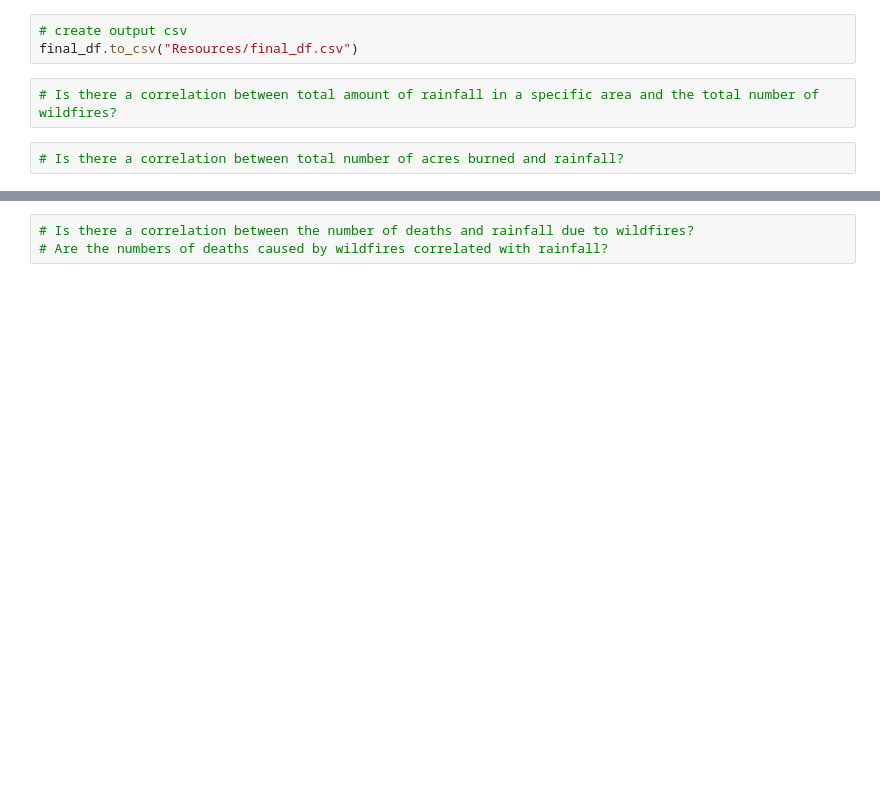
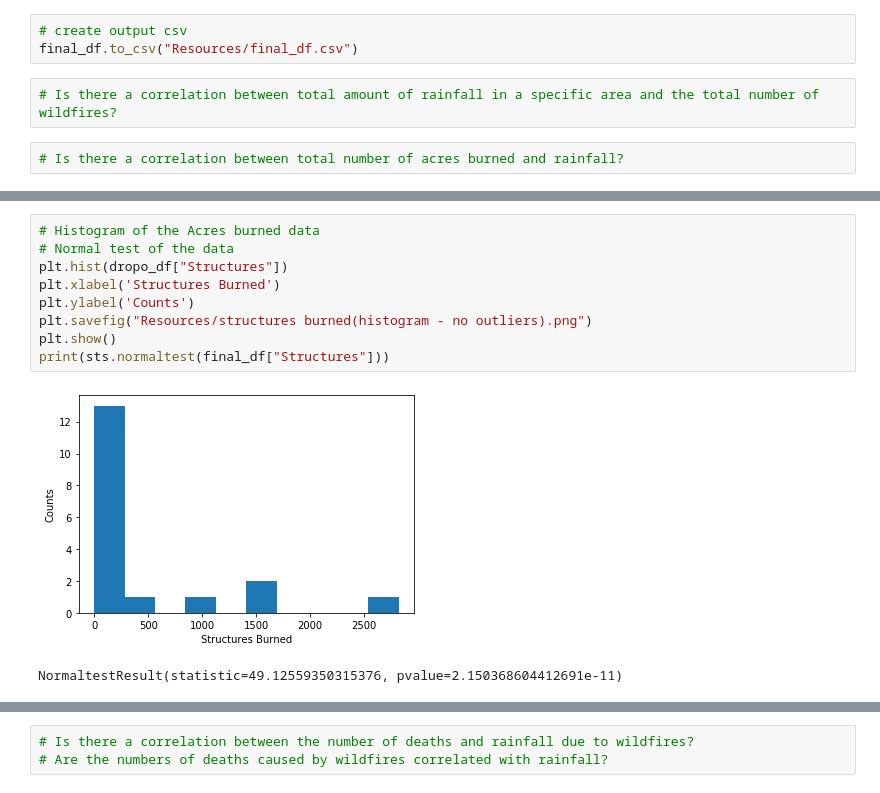
Before and after one commit to mshoemake3224/yellow, a Jupyter notebook: keggert - data.ipynb, the cells around one changed output, grey strips where cells are left out. Drawn from its saved outputs; the diff is of its cells as text; blank space fills up the shorter version.

```diff
--- a/keggert - data.ipynb
+++ b/keggert - data.ipynb
@@ -194,3 +322,15 @@ The mode Rainfall (in) is ModeResult(mode=array([0.01]), count=array([6]))
+# %%
+# Histogram of the Acres burned data
+# Normal test of the data
+plt.hist(dropo_df["Structures"])
+plt.xlabel('Structures Burned')
+plt.ylabel('Counts')
+plt.savefig("Resources/structures burned(histogram - no outliers).png")
+plt.show()
+print(sts.normaltest(final_df["Structures"]))
+# %% [output]
+[figure, added]
+NormaltestResult(statistic=49.12559350315376, pvalue=2.150368604412691e-11)
 # %%
 # Is there a correlation between the number of structures affected and rainfall due to wildfires??
 # Is there a higher number of structures affected due to the lack of rainfall?
```
Also changed, not shown: parts of 19 cells of this notebook, 12 other files.
